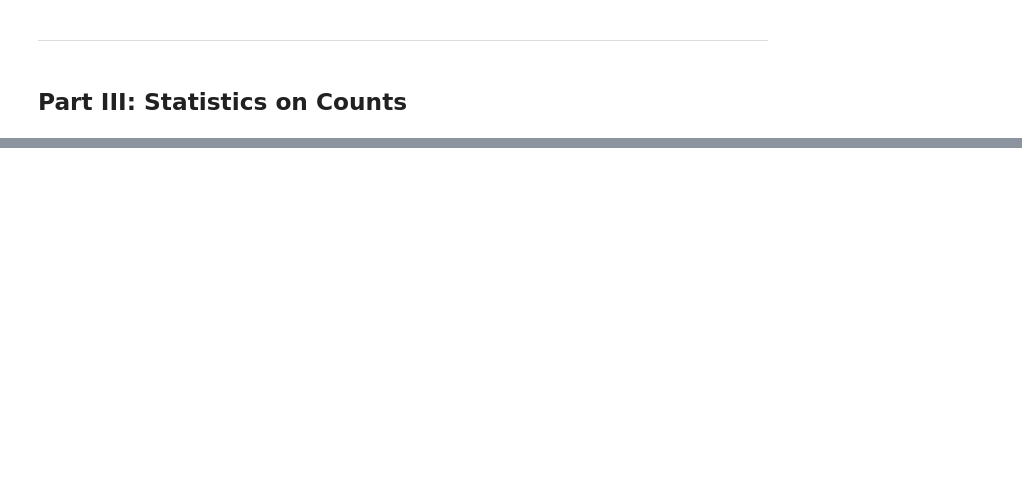
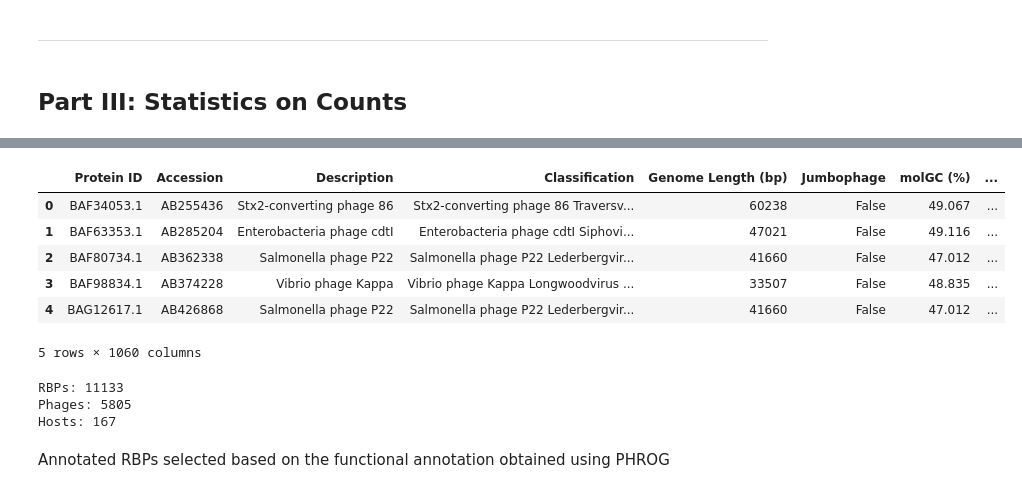
Before and after one commit to bioinfodlsu/phage-host-prediction, a Jupyter notebook: experiments/2. Exploratory Data Analysis.ipynb, the cells around one changed output, grey strips where cells are left out. Drawn from its saved outputs; the diff is of its cells as text; code cells hidden in the pictures; blank space fills up the shorter version.

```diff
--- a/experiments/2. Exploratory Data Analysis.ipynb
+++ b/experiments/2. Exploratory Data Analysis.ipynb
@@ -31,5 +30,7 @@ The autoreload extension is already loaded. To reload it, use:
 # %%
 constants = ConstantsUtil()
+eda_util = EDAUtil()
+class_util = ClassificationUtil(complete_embeddings_dir = constants.COMPLETE_EMBEDDINGS)
 # %% [markdown]
 <hr>
 # %% [markdown]
@@ -124,0 +130,3 @@ plt.show()
+# %%
+rbps_genbank = eda_util.get_rbps(f'{constants.INPHARED}/{constants.PLM["PROTTRANSBERT"]}/{constants.RBP}/{constants.GENBANK}')
+rbps_genbank
@@ -124,0 +151,22 @@ plt.show()
+# %%
+rbps_genbank_df = pd.DataFrame(rbps_genbank, columns = ['Protein ID'])
+rbps_genbank_df_merged = pd.merge(rbps_genbank_df, rbp_df, how = 'inner', validate = 'one_to_one')
+rbps_genbank_df_merged.head()
+# %% [output]
+|  | Protein ID | Accession | Description | Classification | Genome Length (bp) | Jumbophage | molGC (%) | ... |
+| 0 | BAF34053.1 | AB255436 | Stx2-converting phage 86 | Stx2-converting phage 86 Traversv... | 60238 | False | 49.067 | ... |
+| 1 | BAF63353.1 | AB285204 | Enterobacteria phage cdtI | Enterobacteria phage cdtI Siphovi... | 47021 | False | 49.116 | ... |
+| 2 | BAF80734.1 | AB362338 | Salmonella phage P22 | Salmonella phage P22 Lederbergvir... | 41660 | False | 47.012 | ... |
+| 3 | BAF98834.1 | AB374228 | Vibrio phage Kappa | Vibrio phage Kappa Longwoodvirus ... | 33507 | False | 48.835 | ... |
+| 4 | BAG12617.1 | AB426868 | Salmonella phage P22 | Salmonella phage P22 Lederbergvir... | 41660 | False | 47.012 | ... |
+5 rows × 1060 columns
+# %%
+print("RBPs:", len(rbps_genbank))
+print("Phages:", rbps_genbank_df_merged['Accession'].nunique())
+print("Hosts:", rbps_genbank_df_merged['Host'].nunique())
+# %% [output]
+RBPs: 11133
+Phages: 5805
+Hosts: 167
+# %% [markdown]
+Annotated RBPs selected based on the functional annotation obtained using PHROG
```
Also changed, not shown: parts of 24 cells of this notebook, 1 other file.
